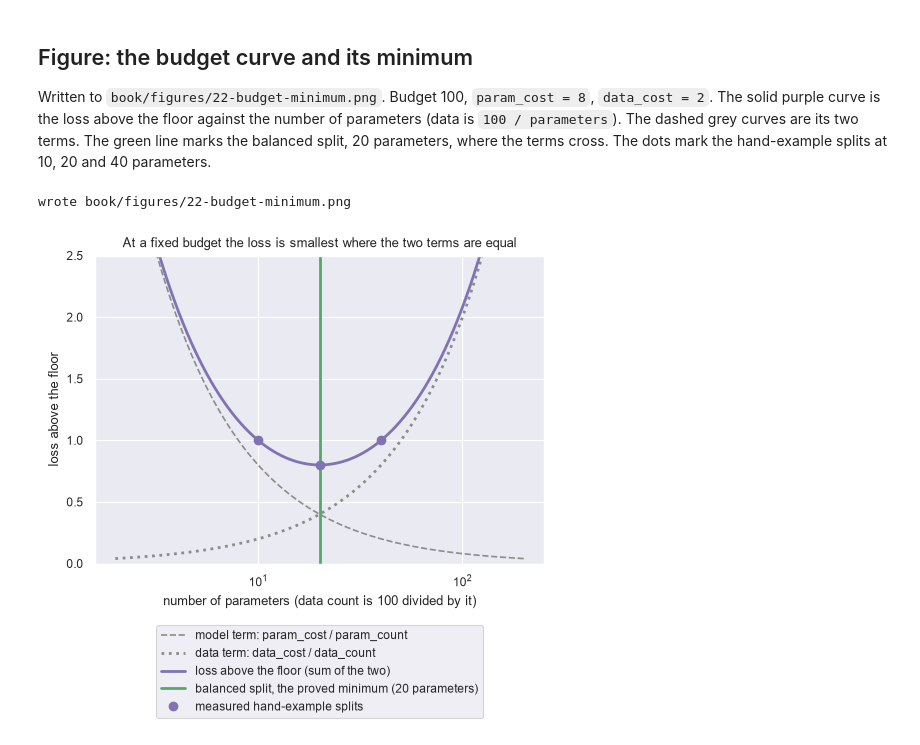
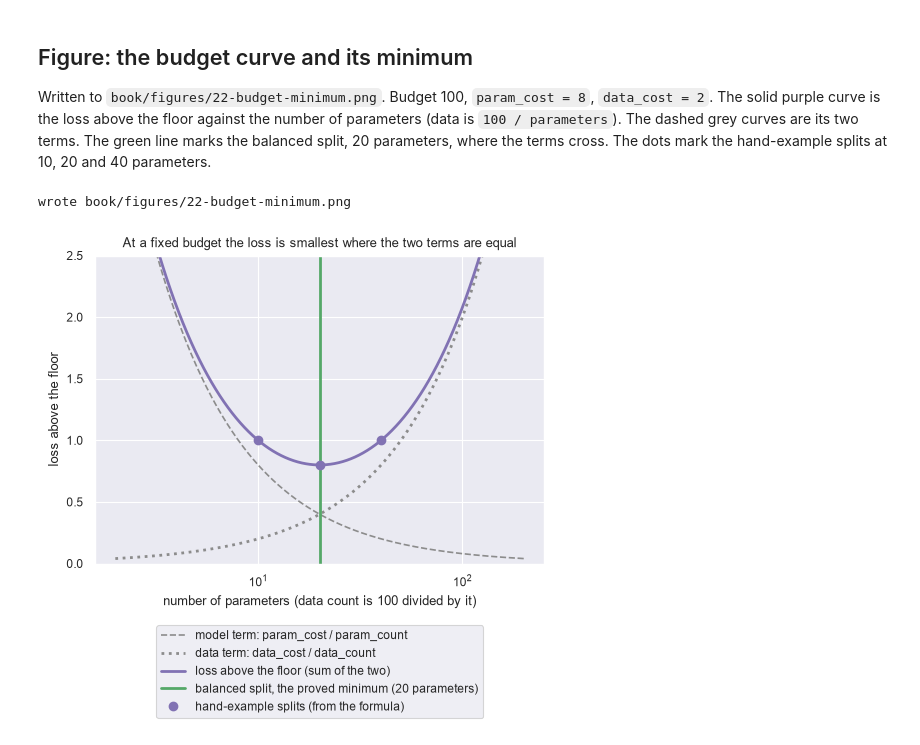
Before and after one commit to Ghost---Shadow/squiggly-line-theorem, a Jupyter notebook: experiments/part4/ch22_batches_steps_and_budgets.ipynb, the cells around one changed output. Drawn from its saved outputs; the diff is of its cells as text; code cells hidden in the pictures.

```diff
--- a/experiments/part4/ch22_batches_steps_and_budgets.ipynb
+++ b/experiments/part4/ch22_batches_steps_and_budgets.ipynb
@@ -360,20 +379,20 @@ where the terms cross. The dots mark the hand-example splits at 10, 20 and 40 pa
 # %%
 grid = np.geomspace(2.0, 200.0, 400)
 total_curve = get_loss_above_floor(grid, 100.0 / grid)
 figure, axis = plt.subplots(figsize=(5.8, 4.0))
 axis.semilogx(grid, PARAM_COST / grid, "--", color=BEFORE, label="model term: param_cost / param_count")
 axis.semilogx(grid, DATA_COST / (100.0 / grid), ":", color=BEFORE, linewidth=2.0, label="data term: data_cost / data_count")
 axis.semilogx(grid, total_curve, color=MODEL, linewidth=2.0, label="loss above the floor (sum of the two)")
 axis.axvline(20.0, color=BOUND, linewidth=2.0, label="balanced split, the proved minimum (20 parameters)")
 axis.plot([10.0, 20.0, 40.0], [get_loss_above_floor(10.0, 10.0), get_loss_above_floor(20.0, 5.0), get_loss_above_floor(40.0, 2.5)],
-          "o", color=MODEL, markersize=6, label="measured hand-example splits")
+          "o", color=MODEL, markersize=6, label="hand-example splits (from the formula)")
 axis.set_ylim(0, 2.5)
 axis.set_xlabel("number of parameters (data count is 100 divided by it)")
 axis.set_ylabel("loss above the floor")
 axis.set_title("At a fixed budget the loss is smallest where the two terms are equal")
 axis.legend(loc="upper center", bbox_to_anchor=(0.5, -0.18))
 save_figure(figure, "22-budget-minimum")
 plt.show()
 # %% [output]
 wrote book/figures/22-budget-minimum.png
-[figure, old version]
+[figure, new version]
```
Also changed, not shown: parts of 5 cells of this notebook, 24 other files.
